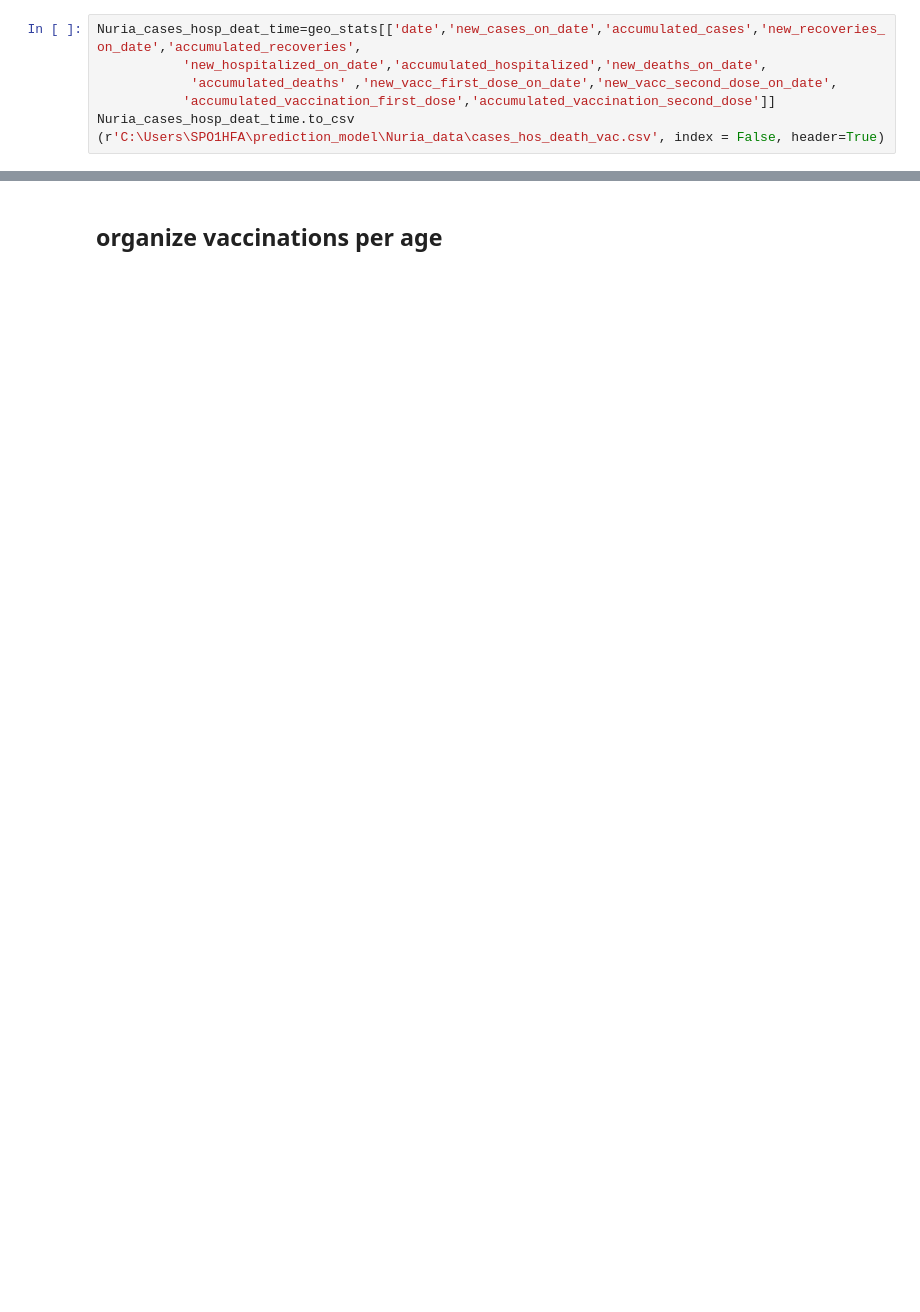
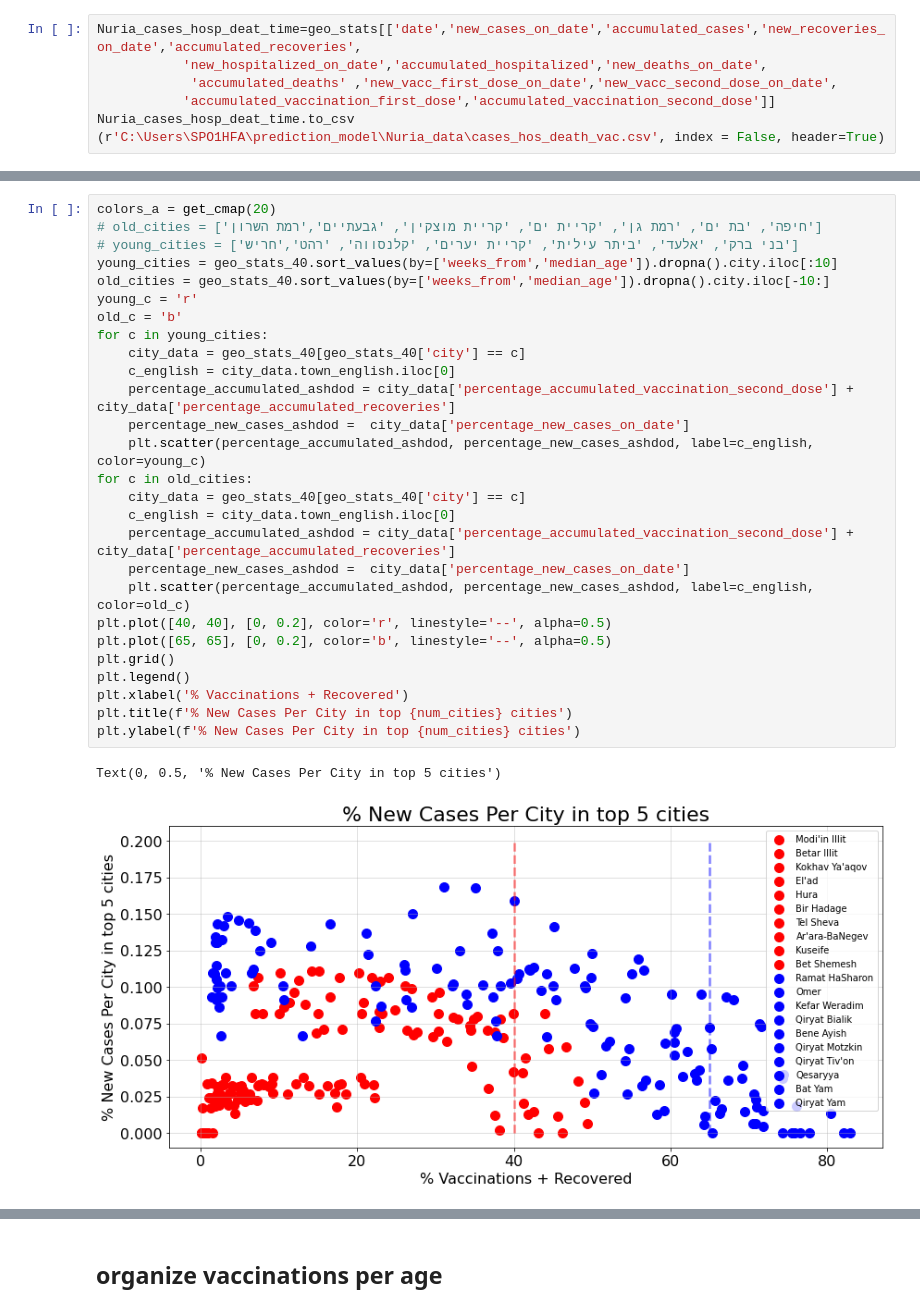
Before and after one commit to CoronaPolicy/prediction_model, a Jupyter notebook: israel_data/load_israeli_data.ipynb, the cells around one changed output, grey strips where cells are left out. Drawn from its saved outputs; the diff is of its cells as text; blank space fills up the shorter version.

```diff
--- a/israel_data/load_israeli_data.ipynb
+++ b/israel_data/load_israeli_data.ipynb
@@ -407,0 +279,30 @@ Text(0, 0.5, '% New Cases Per City in top 5 cities')
+# %%
+colors_a = get_cmap(20)
+# old_cities = ['חיפה', 'בת ים', 'רמת גן', 'קריית ים', 'קריית מוצקין', 'גבעתיים','רמת השרון']
+# young_cities = ['בני ברק', 'אלעד', 'ביתר עילית', 'קריית יערים', 'קלנסווה', 'רהט','חריש']
+young_cities = geo_stats_40.sort_values(by=['weeks_from','median_age']).dropna().city.iloc[:10]
+old_cities = geo_stats_40.sort_values(by=['weeks_from','median_age']).dropna().city.iloc[-10:]
+young_c = 'r'
+old_c = 'b'
+for c in young_cities:
+    city_data = geo_stats_40[geo_stats_40['city'] == c]
+    c_english = city_data.town_english.iloc[0]
+    percentage_accumulated_ashdod = city_data['percentage_accumulated_vaccination_second_dose'] + city_data['percentage_accumulated_recoveries']
+    percentage_new_cases_ashdod =  city_data['percentage_new_cases_on_date']
+    plt.scatter(percentage_accumulated_ashdod, percentage_new_cases_ashdod, label=c_english, color=young_c)
+for c in old_cities:
+    city_data = geo_stats_40[geo_stats_40['city'] == c]
+    c_english = city_data.town_english.iloc[0]
+    percentage_accumulated_ashdod = city_data['percentage_accumulated_vaccination_second_dose'] + city_data['percentage_accumulated_recoveries']
+    percentage_new_cases_ashdod =  city_data['percentage_new_cases_on_date']
+    plt.scatter(percentage_accumulated_ashdod, percentage_new_cases_ashdod, label=c_english, color=old_c)
+plt.plot([40, 40], [0, 0.2], color='r', linestyle='--', alpha=0.5)
+plt.plot([65, 65], [0, 0.2], color='b', linestyle='--', alpha=0.5)
+plt.grid()
+plt.legend()
+plt.xlabel('% Vaccinations + Recovered')
+plt.title(f'% New Cases Per City in top {num_cities} cities')
+plt.ylabel(f'% New Cases Per City in top {num_cities} cities')
+# %% [output]
+Text(0, 0.5, '% New Cases Per City in top 5 cities')
+[figure, added]
```
Also changed, not shown: parts of 50 cells of this notebook, 2 other files.
